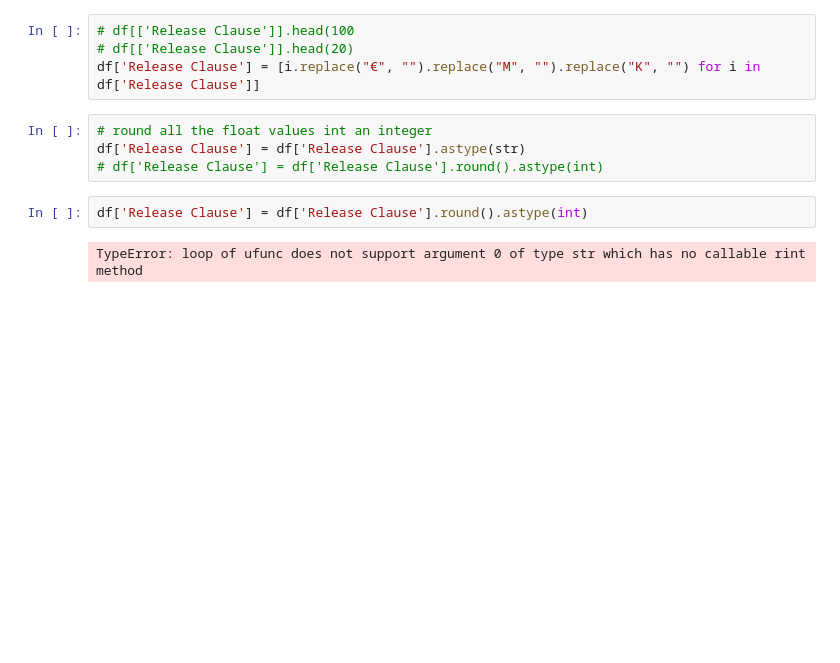
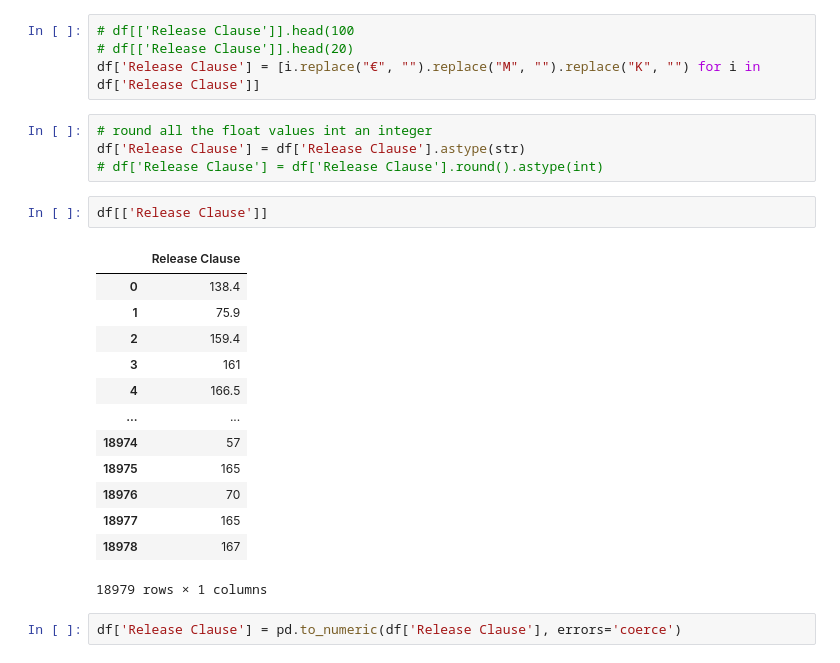
Before and after one commit to ayoub22222222/Data_Cleaning_project, a Jupyter notebook: Untitled.ipynb, the cells around one changed output. Drawn from its saved outputs; the diff is of its cells as text; blank space fills up the shorter version.

```diff
--- a/Untitled.ipynb
+++ b/Untitled.ipynb
@@ -543,6 +543,20 @@ df['Release Clause'] = [i.replace("€", "").replace("M", "").replace("K", "") f
 df['Release Clause'] = df['Release Clause'].astype(str)
 # df['Release Clause'] = df['Release Clause'].round().astype(int)
 # %%
-df['Release Clause'] = df['Release Clause'].round().astype(int)
+df[['Release Clause']]
 # %% [output]
+|  | Release Clause |
+| 0 | 138.4 |
+| 1 | 75.9 |
+| 2 | 159.4 |
+| 3 | 161 |
+| 4 | 166.5 |
+| ... | ... |
+| 18974 | 57 |
+| 18975 | 165 |
+| 18976 | 70 |
+| 18977 | 165 |
+| 18978 | 167 |
-TypeError: loop of ufunc does not support argument 0 of type str which has no callable rint method
+18979 rows × 1 columns
+# %%
+df['Release Clause'] = pd.to_numeric(df['Release Clause'], errors='coerce')
```
Also changed, not shown: parts of 3 cells of this notebook.
